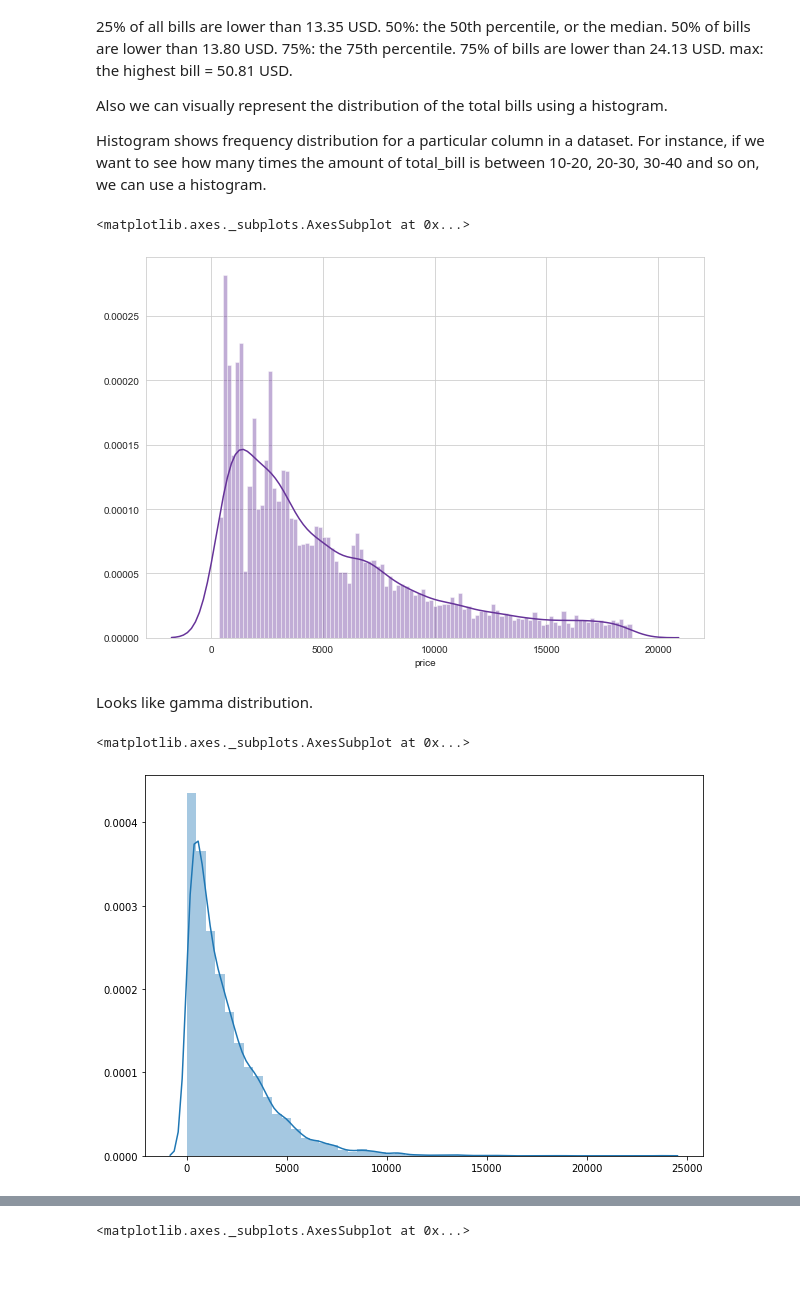
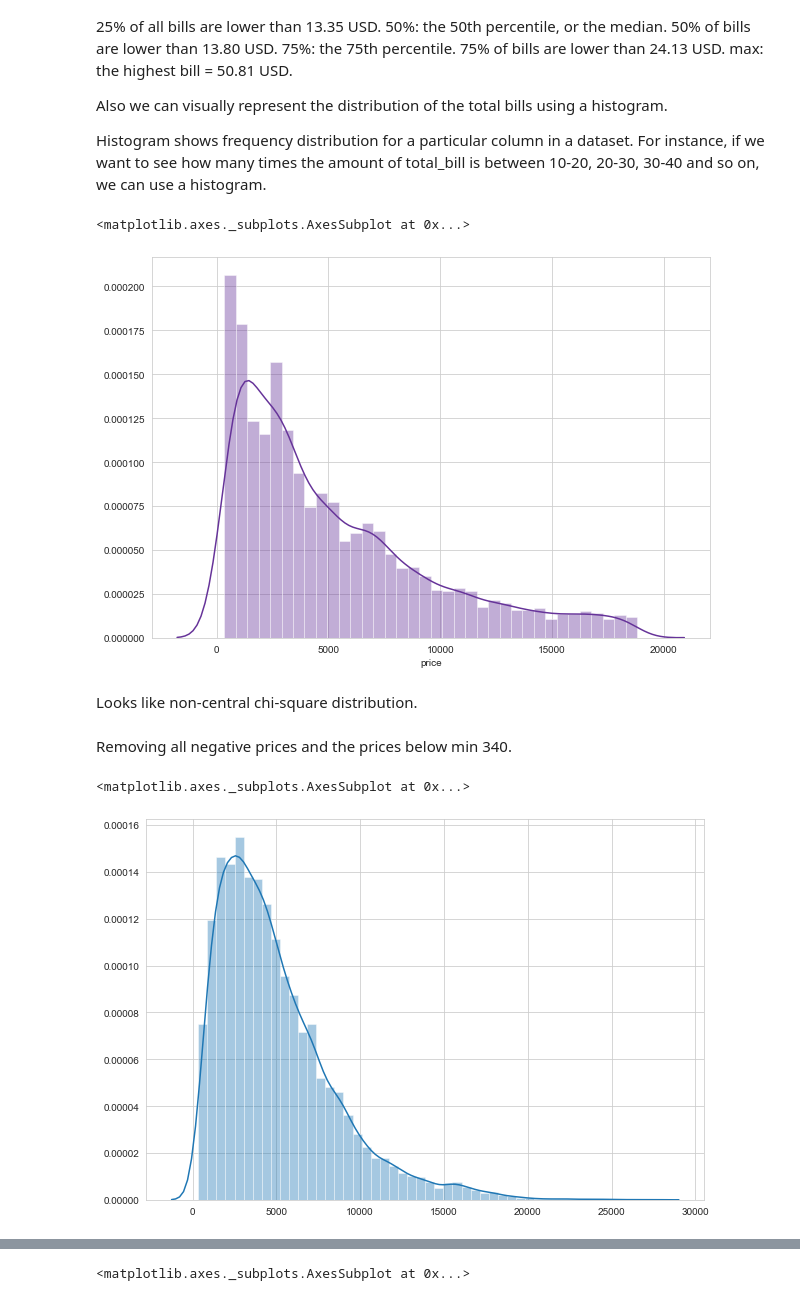
Before and after one commit to JuliaMal/ProgDA_Project2, a Jupyter notebook: Project_Diamonds.ipynb, the cells around one changed output, grey strips where cells are left out. Cells and saved outputs as stored; diff of their text form; code cells hidden in the pictures; blank space fills up the shorter version.

Commit message:
Price simulation

```diff
--- a/Project_Diamonds.ipynb
+++ b/Project_Diamonds.ipynb
@@ -40,17 +40,21 @@ Histogram shows frequency distribution for a particular column in a dataset. For
 # %%
 sns.set_style("whitegrid")
 fig = plt.figure(figsize=(10,7))
-sns.distplot(df['price'], color="rebeccapurple", bins = 100)
+sns.distplot(df['price'], color="rebeccapurple")
 # %% [output]
 <matplotlib.axes._subplots.AxesSubplot at 0x...>
-[figure, old version]
+[figure, new version]
 # %% [markdown]
-Looks like gamma distribution.
+Looks like non-central chi-square distribution.
+# %%
+chi_sqr = np.random.noncentral_chisquare(3.8, 1, 10000)*1000 + np.random.normal(0.0, 500, 10000)
+# %% [markdown]
+Removing all negative prices and the prices below min 340.
+# %%
+chi_sqr[chi_sqr<340] =  np.random.uniform(340, 18806 + 1, len(chi_sqr[chi_sqr<340]))
 # %%
-g_shape, g_scale, g_size = 1, 2000, 10000
 fig = plt.figure(figsize=(10,7))
-gamma = np.random.gamma(g_shape, g_scale, g_size)
-sns.distplot(gamma)
+sns.distplot(chi_sqr)
 # %% [output]
 <matplotlib.axes._subplots.AxesSubplot at 0x...>
-[figure, old version]
+[figure, new version]
```
Also changed, not shown: parts of 15 cells of this notebook, 1 other file.
